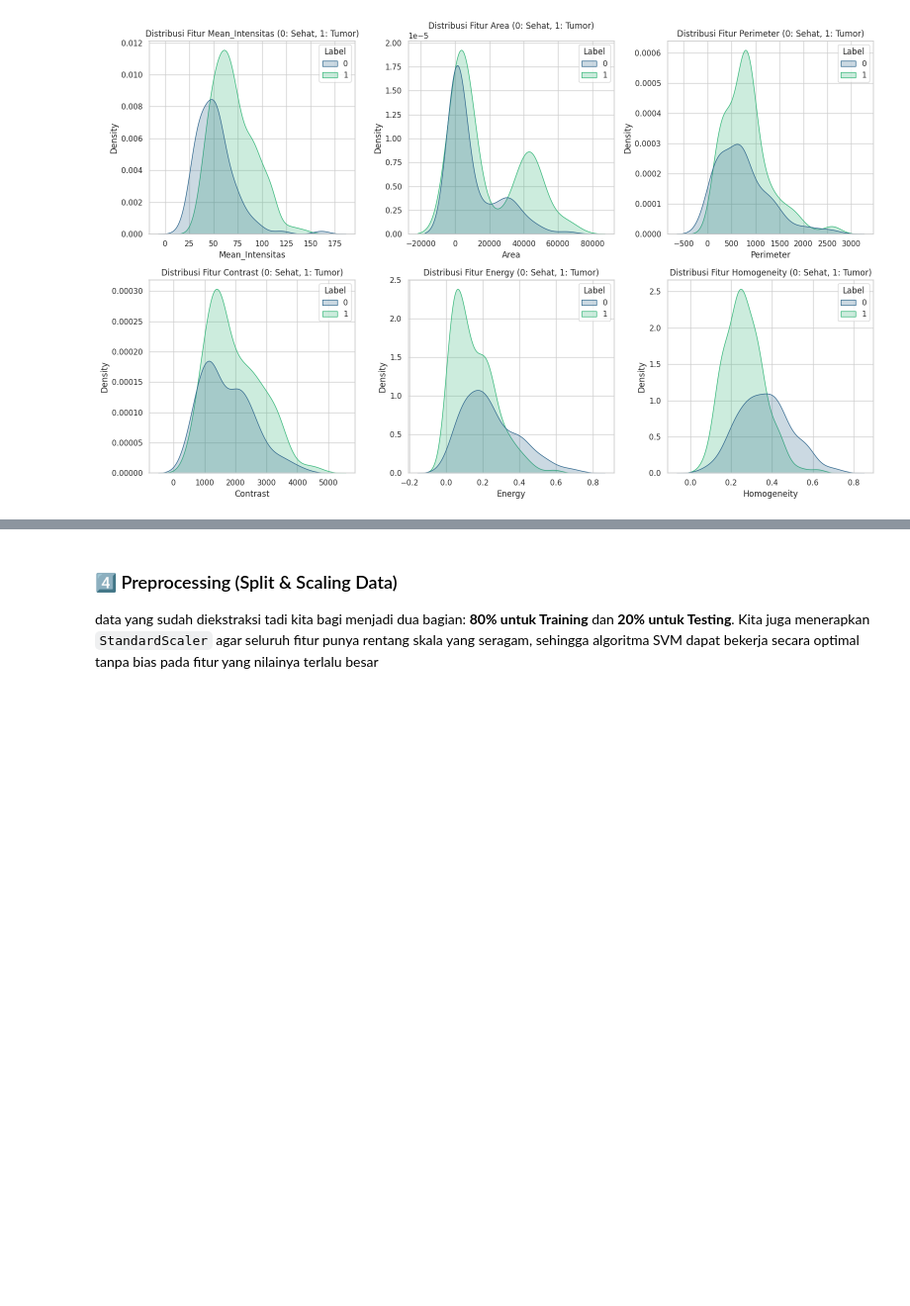
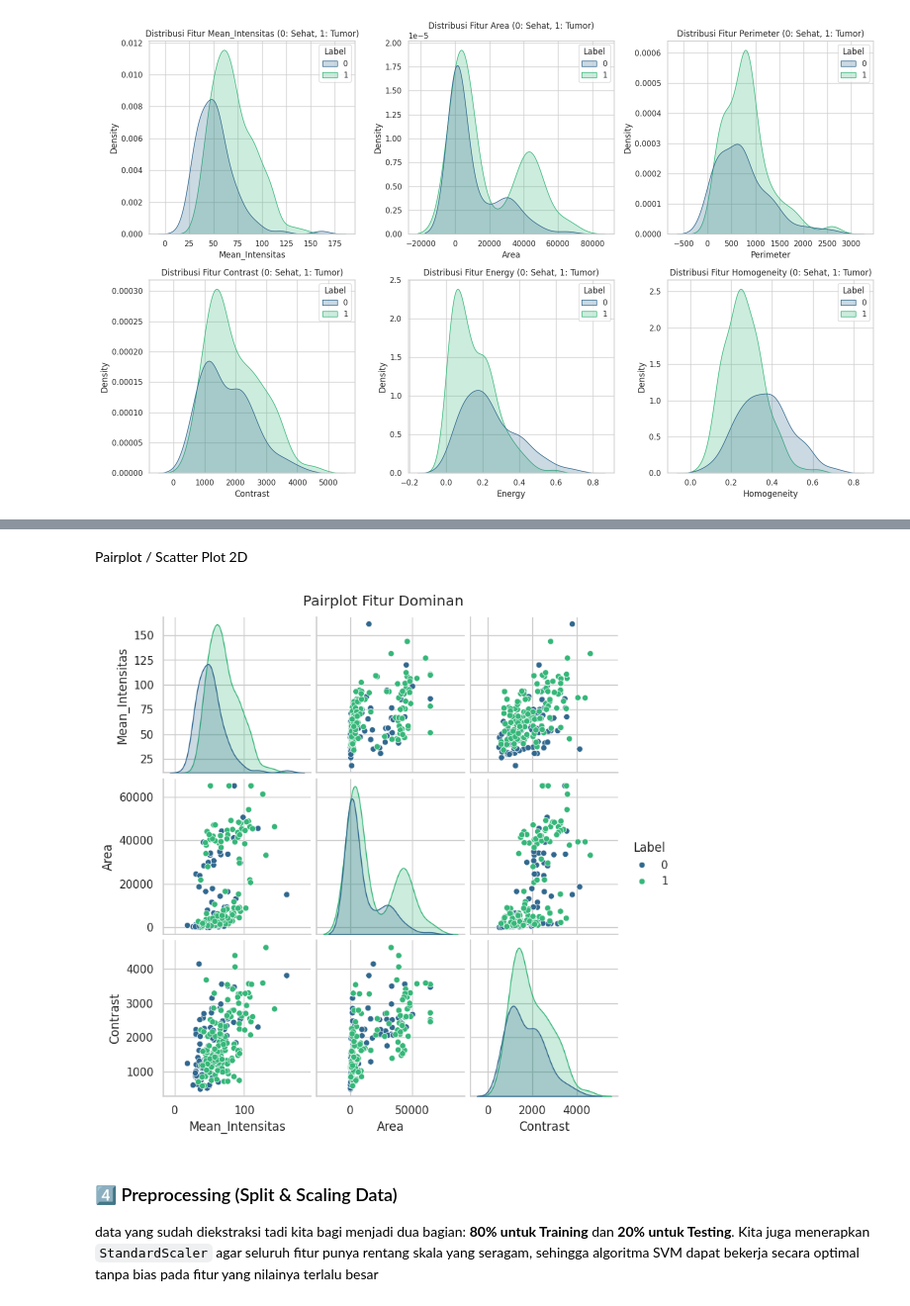
Before and after one commit to fnafian04/Computer-Vision, a Jupyter notebook: UTS Comvis/2318001FadhliUTSComvisKlasifikasiCitraTumorMetodeSVM.ipynb, the cells around one changed output, grey strips where cells are left out. Shown at 99% size. Saved outputs shown, nothing was run; the diff lists cells and outputs as text; code cells hidden in the pictures; blank space fills up the shorter version.

```diff
--- a/UTS Comvis/2318001FadhliUTSComvisKlasifikasiCitraTumorMetodeSVM.ipynb
+++ b/UTS Comvis/2318001FadhliUTSComvisKlasifikasiCitraTumorMetodeSVM.ipynb
@@ -118,3 +176,12 @@ plt.show()
+# %% [markdown]
+Pairplot / Scatter Plot 2D
+# %%
+# Menampilkan hubungan 3 fitur terpenting dengan Label
+sns.pairplot(df[['Mean_Intensitas', 'Area', 'Contrast', 'Label']], hue='Label', palette='viridis')
+plt.suptitle("Pairplot Fitur Dominan", y=1.02)
+plt.show()
+# %% [output]
+[figure, added]
 # %% [markdown]
 ### 4️⃣ Preprocessing (Split & Scaling Data)
 data yang sudah diekstraksi tadi kita bagi menjadi dua bagian: **80% untuk Training** dan **20% untuk Testing**.
```
Also changed, not shown: parts of 9 cells of this notebook.
